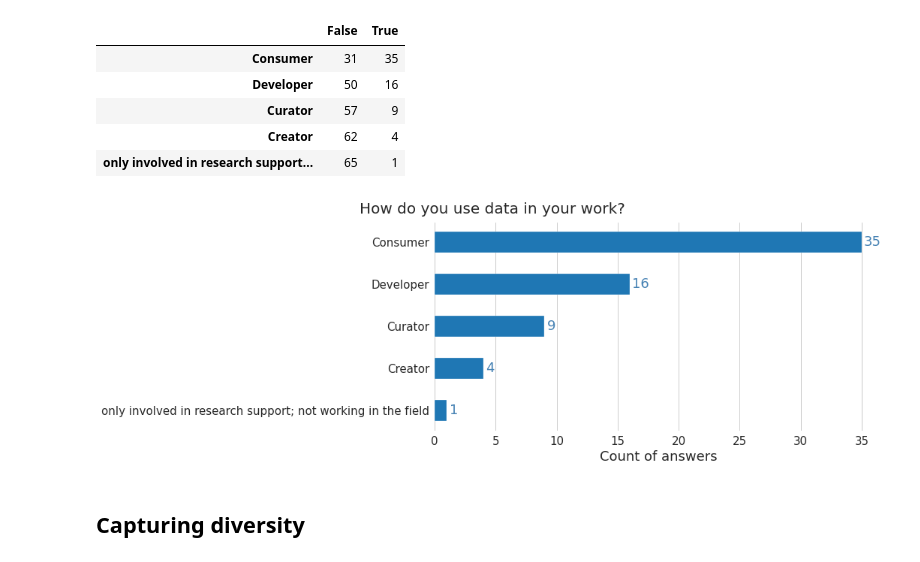
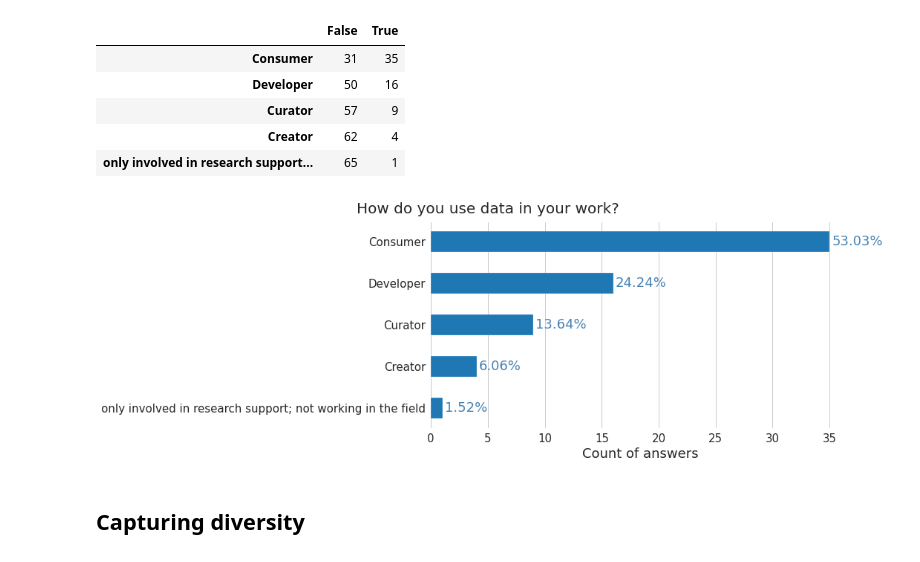
Before and after one commit to social-link-analytics-group-bsc/biohackathon-project-35, a Jupyter notebook: Survey - descriptive analysis.ipynb, the cells around one changed output. Saved outputs shown, nothing was run; the diff lists cells and outputs as text; code cells hidden in the pictures.

```diff
--- a/Survey - descriptive analysis.ipynb
+++ b/Survey - descriptive analysis.ipynb
@@ -76,0 +91,5 @@ df.head()
+# %%
+# Cleaning one other in Pronouns
+df["Pronouns"] = df['Pronouns'].replace({"Do not subscribe to the belief system underlying this question": "Prefer not to say."})
+pronouns_count = df['Pronouns'].value_counts().to_frame().reset_index().rename(columns={'index': 'Pronouns', 'Pronouns': "Count"})
+pronouns_count
@@ -76,0 +227,6 @@ df.head()
+# %%
+replace_value_div_rel = {'1': "Not relevant", '5': 'Extremely relevant'}
+
+df['Diversity relevance'] = df['Diversity relevance'].astype(str)
+df['Diversity relevance'] = df['Diversity relevance'].replace(replace_value_div_rel)
+scale = ["Not relevant", '2', '3', '4', 'Extremely relevant']
@@ -414,28 +577,30 @@ df_use_data
 # %%
 labels = df_use_data.index
 count_true = df_use_data[True]
+count_perc = df_use_data[True]/(df_use_data[True]+df_use_data[False])*100
+
 width = 0.5
 fig, ax = plt.subplots(figsize=(15,5))
 
 ax.barh(labels, count_true, width, color='tab:blue')
-for i, v in enumerate(sorted(count_true, reverse=True)):
-    plt.text(v+0.2, i, str(round(v, 2)), color='steelblue', va="center")
+for i, v in enumerate(count_perc):
+    plt.text(count_true[i]+0.2, i, "{}%".format(str(round(v, 2))), color='steelblue', va="center")
 
 ax.set_xlabel("Count of answers", fontsize='medium')
 
 ax.yaxis.grid(False)
 ax.xaxis.grid(True)
 
 plt.xticks(fontsize='small')
 plt.yticks(fontsize='small')
 
 plt.tight_layout()
 
 plt.suptitle('How do you use data in your work?', fontsize=20,  y=1.02)
 plt.gca().invert_yaxis()
 plt.show()
 # %% [output]
-[figure, old version]
+[figure, new version]
 # %% [markdown]
 ## Capturing diversity
 # %%
```
Also changed, not shown: parts of 36 cells of this notebook.
